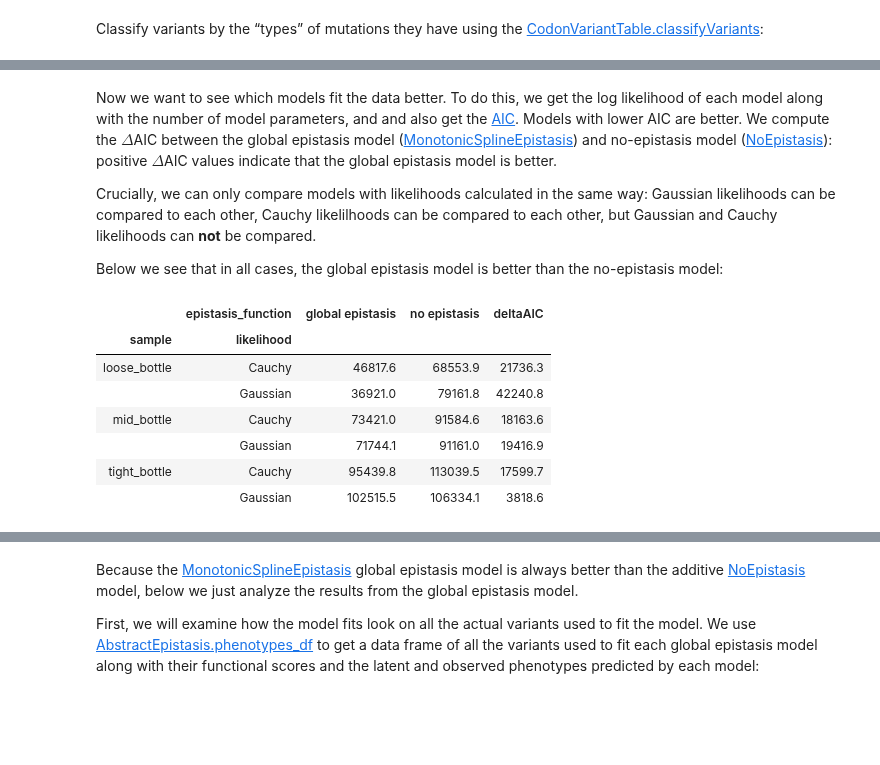
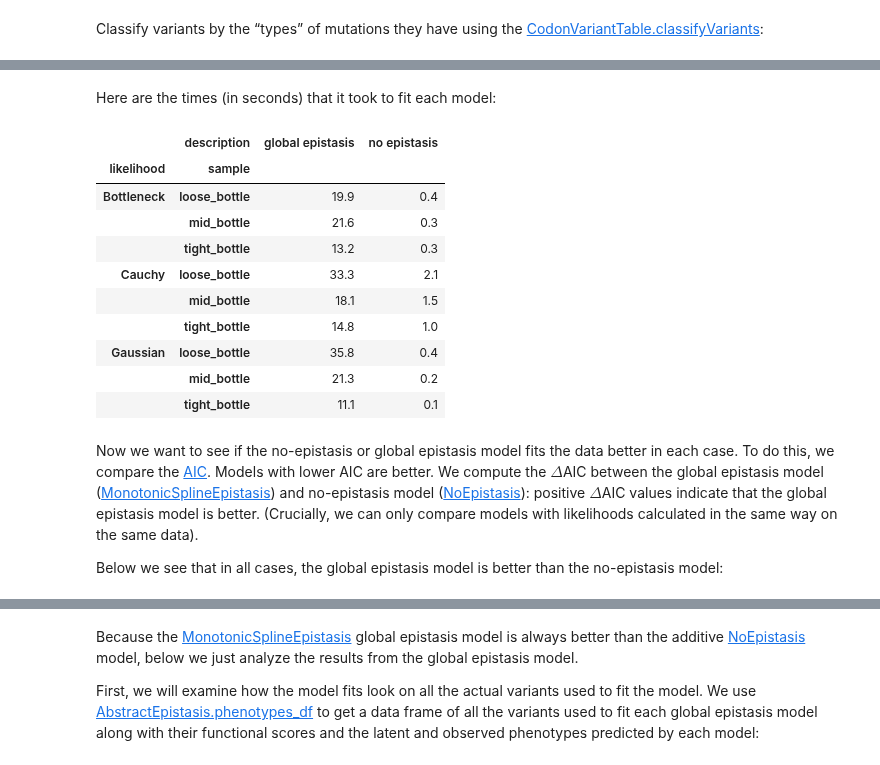
Before and after one commit to jbloomlab/dms_variants, a Jupyter notebook: notebooks/narrow_bottleneck.ipynb, the cells around one changed output, grey strips where cells are left out. Drawn from its saved outputs; the diff is of its cells as text; code cells hidden in the pictures; blank space fills up the shorter version.

```diff
--- a/notebooks/narrow_bottleneck.ipynb
+++ b/notebooks/narrow_bottleneck.ipynb
@@ -371,36 +324,31 @@ Fitting no epistasis model with Cauchy likelihood to tight_bottle... fitting too
+# %% [markdown]
+Here are the times (in seconds) that it took to fit each model:
+# %%
+# NBVAL_IGNORE_OUTPUT
+
+(fit_df
+ .pivot_table(index=['likelihood', 'sample'],
+              values='fitting_time',
+              columns='description')
+ .round(1)
+ )
+# %% [output]
+|  | description | global epistasis | no epistasis |
+| likelihood | sample |  |  |
+| Bottleneck | loose_bottle | 19.9 | 0.4 |
+|  | mid_bottle | 21.6 | 0.3 |
+|  | tight_bottle | 13.2 | 0.3 |
+| Cauchy | loose_bottle | 33.3 | 2.1 |
+|  | mid_bottle | 18.1 | 1.5 |
+|  | tight_bottle | 14.8 | 1.0 |
+| Gaussian | loose_bottle | 35.8 | 0.4 |
+|  | mid_bottle | 21.3 | 0.2 |
+|  | tight_bottle | 11.1 | 0.1 |
 # %% [markdown]
-Now we want to see which models fit the data better.
-To do this, we get the log likelihood of each model along with the number of model parameters, and and also get the [AIC](https://en.wikipedia.org/wiki/Akaike_information_criterion).
+Now we want to see if the no-epistasis or global epistasis model fits the data better in each case.
+To do this, we compare the [AIC](https://en.wikipedia.org/wiki/Akaike_information_criterion).
 Models with lower AIC are better.
 We compute the $\Delta$AIC between the global epistasis model ([MonotonicSplineEpistasis](https://jbloomlab.github.io/dms_variants/dms_variants.globalepistasis.html#dms_variants.globalepistasis.MonotonicSplineEpistasis)) and no-epistasis model ([NoEpistasis](https://jbloomlab.github.io/dms_variants/dms_variants.globalepistasis.html#dms_variants.globalepistasis.NoEpistasis)): positive $\Delta$AIC values indicate that the global epistasis model is better.
-
-Crucially, we can only compare models with likelihoods calculated in the same way: Gaussian likelihoods can be compared to each other, Cauchy likelilhoods can be compared to each other, but Gaussian and Cauchy likelihoods can **not** be compared.
+(Crucially, we can only compare models with likelihoods calculated in the same way on the same data).
 
 Below we see that in all cases, the global epistasis model is better than the no-epistasis model:
-# %%
-# NBVAL_IGNORE_OUTPUT
-
-logliks_df = (
-    pd.DataFrame.from_records(
-            [(epistasistype, liktype, sample, model.nparams, model.loglik, model.aic) for
-             (epistasistype, liktype, sample), model in models.items()],
-            columns=['epistasis_function', 'likelihood', 'sample',
-                     'n_parameters', 'log_likelihood', 'AIC']
-            )
-    .pivot_table(index=['sample', 'likelihood'],
-                 values='AIC',
-                 columns='epistasis_function',
-                 )
-    .assign(deltaAIC=lambda x: x['no epistasis'] - x['global epistasis'])
-    )
-
-logliks_df.round(1)
-# %% [output]
-|  | epistasis_function | global epistasis | no epistasis | deltaAIC |
-| sample | likelihood |  |  |  |
-| loose_bottle | Cauchy | 46817.6 | 68553.9 | 21736.3 |
-|  | Gaussian | 36921.0 | 79161.8 | 42240.8 |
-| mid_bottle | Cauchy | 73421.0 | 91584.6 | 18163.6 |
-|  | Gaussian | 71744.1 | 91161.0 | 19416.9 |
-| tight_bottle | Cauchy | 95439.8 | 113039.5 | 17599.7 |
-|  | Gaussian | 102515.5 | 106334.1 | 3818.6 |
```
Also changed, not shown: parts of 29 cells of this notebook.
